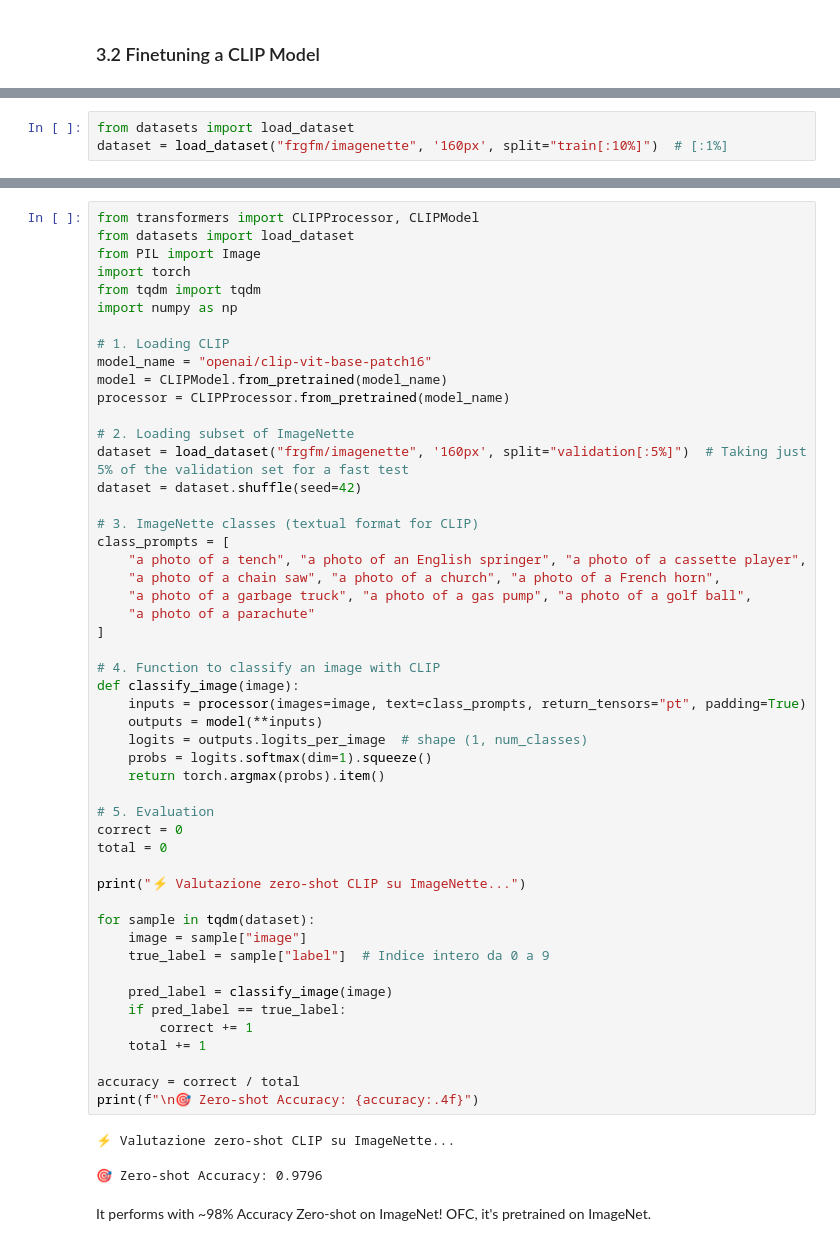
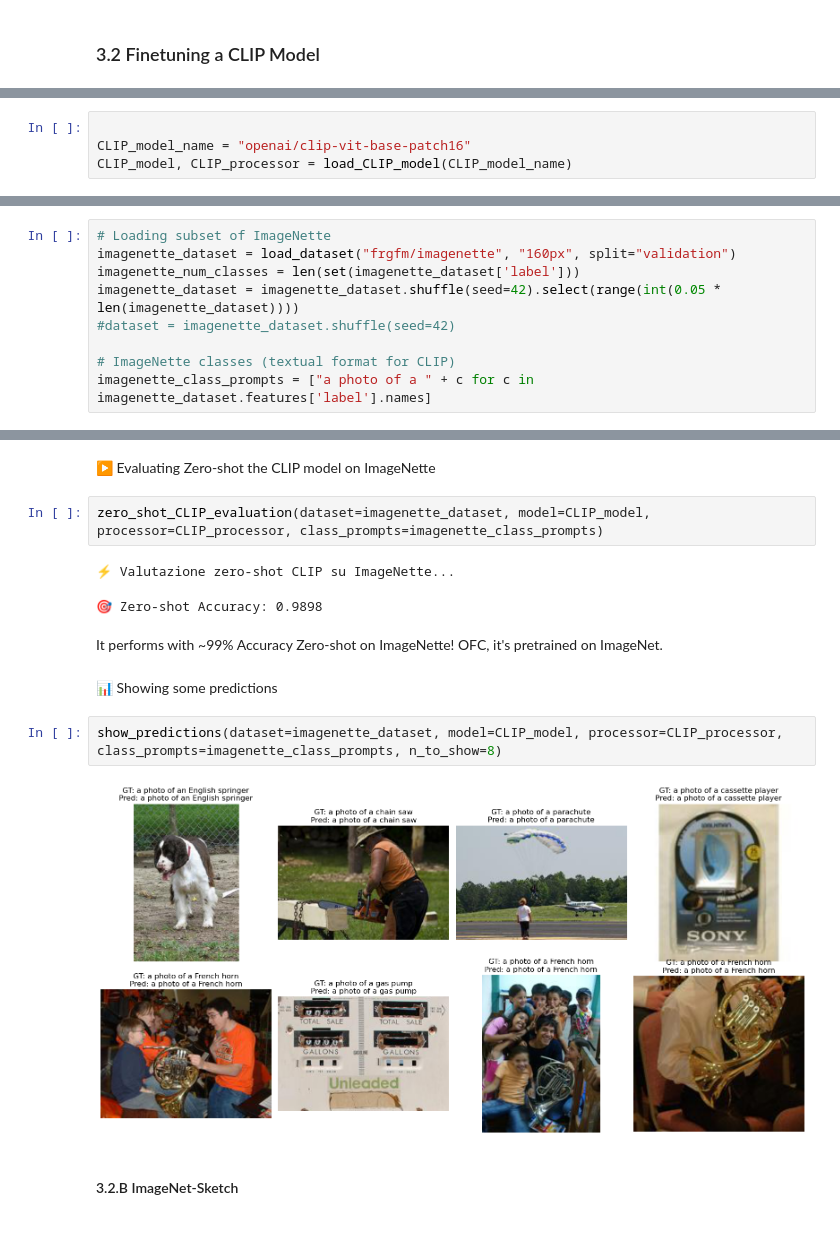
Before and after one commit to davidmegli/msc-ai-deep-learning-applications-lab3, a Jupyter notebook: lab3.ipynb, the cells around one changed output, grey strips where cells are left out. Drawn from its saved outputs; the diff is of its cells as text.

Commit message:
half implemented imagenet-sketch

```diff
--- a/lab3.ipynb
+++ b/lab3.ipynb
@@ -770,3 +764,0 @@ Loading ImagiNette dataset
-# %%
-from datasets import load_dataset
-dataset = load_dataset("frgfm/imagenette", '160px', split="train[:10%]")  # [:1%]
@@ -772,0 +825,4 @@ dataset = load_dataset("frgfm/imagenette", '160px', split="train[:10%]")  # [:1%
+# %%
+
+CLIP_model_name = "openai/clip-vit-base-patch16"
+CLIP_model, CLIP_processor = load_CLIP_model(CLIP_model_name)
@@ -772,0 +835,9 @@ dataset = load_dataset("frgfm/imagenette", '160px', split="train[:10%]")  # [:1%
+# %%
+# Loading subset of ImageNette
+imagenette_dataset = load_dataset("frgfm/imagenette", "160px", split="validation")
+imagenette_num_classes = len(set(imagenette_dataset['label']))
+imagenette_dataset = imagenette_dataset.shuffle(seed=42).select(range(int(0.05 * len(imagenette_dataset))))
+#dataset = imagenette_dataset.shuffle(seed=42)
+
+# ImageNette classes (textual format for CLIP)
+imagenette_class_prompts = ["a photo of a " + c for c in imagenette_dataset.features['label'].names]
@@ -773,55 +855,17 @@ dataset = load_dataset("frgfm/imagenette", '160px', split="train[:10%]")  # [:1%
+# %% [markdown]
+▶️ Evaluating Zero-shot the CLIP model on ImageNette
 # %%
-from transformers import CLIPProcessor, CLIPModel
-from datasets import load_dataset
-from PIL import Image
-import torch
-from tqdm import tqdm
-import numpy as np
-
-# 1. Loading CLIP
-model_name = "openai/clip-vit-base-patch16"
-model = CLIPModel.from_pretrained(model_name)
-processor = CLIPProcessor.from_pretrained(model_name)
-
-# 2. Loading subset of ImageNette
-dataset = load_dataset("frgfm/imagenette", '160px', split="validation[:5%]")  # Taking just 5% of the validation set for a fast test
-dataset = dataset.shuffle(seed=42)
-
-# 3. ImageNette classes (textual format for CLIP)
-class_prompts = [
-    "a photo of a tench", "a photo of an English springer", "a photo of a cassette player",
-    "a photo of a chain saw", "a photo of a church", "a photo of a French horn",
-    "a photo of a garbage truck", "a photo of a gas pump", "a photo of a golf ball",
-    "a photo of a parachute"
-]
-
-# 4. Function to classify an image with CLIP
-def classify_image(image):
-    inputs = processor(images=image, text=class_prompts, return_tensors="pt", padding=True)
-    outputs = model(**inputs)
-    logits = outputs.logits_per_image  # shape (1, num_classes)
-    probs = logits.softmax(dim=1).squeeze()
-    return torch.argmax(probs).item()
-
-# 5. Evaluation
-correct = 0
-total = 0
-
-print("⚡ Valutazione zero-shot CLIP su ImageNette...")
-
-for sample in tqdm(dataset):
-    image = sample["image"]
-    true_label = sample["label"]  # Indice intero da 0 a 9
-
-    pred_label = classify_image(image)
-    if pred_label == true_label:
-        correct += 1
-    total += 1
-
-accuracy = correct / total
-print(f"\n🎯 Zero-shot Accuracy: {accuracy:.4f}")
+zero_shot_CLIP_evaluation(dataset=imagenette_dataset, model=CLIP_model, processor=CLIP_processor, class_prompts=imagenette_class_prompts)
 # %% [output]
 ⚡ Valutazione zero-shot CLIP su ImageNette...
-🎯 Zero-shot Accuracy: 0.9796
+🎯 Zero-shot Accuracy: 0.9898
 # %% [markdown]
-It performs with ~98% Accuracy Zero-shot on ImageNet! OFC, it's pretrained on ImageNet.
+It performs with ~99% Accuracy Zero-shot on ImageNette! OFC, it's pretrained on ImageNet.
+# %% [markdown]
+📊 Showing some predictions
+# %%
+show_predictions(dataset=imagenette_dataset, model=CLIP_model, processor=CLIP_processor, class_prompts=imagenette_class_prompts, n_to_show=8)
+# %% [output]
+[figure, added]
+# %% [markdown]
+#### 3.2.B ImageNet-Sketch
```
Also changed, not shown: parts of 25 cells of this notebook.
